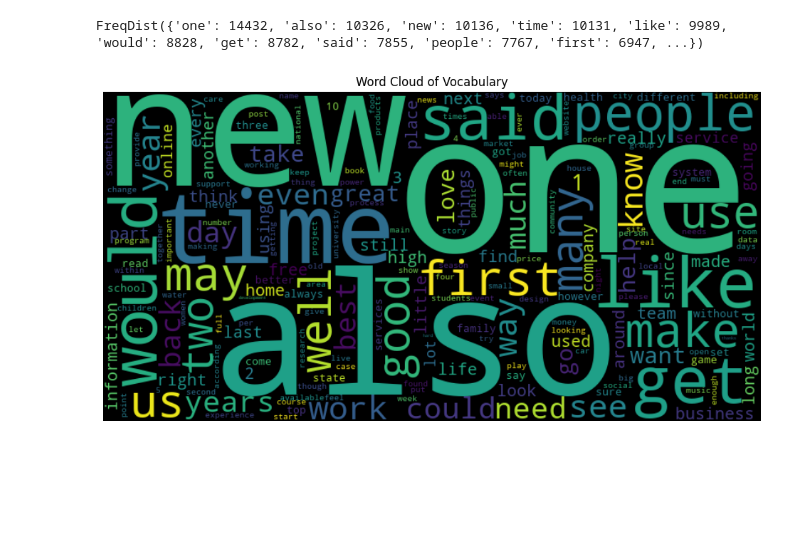
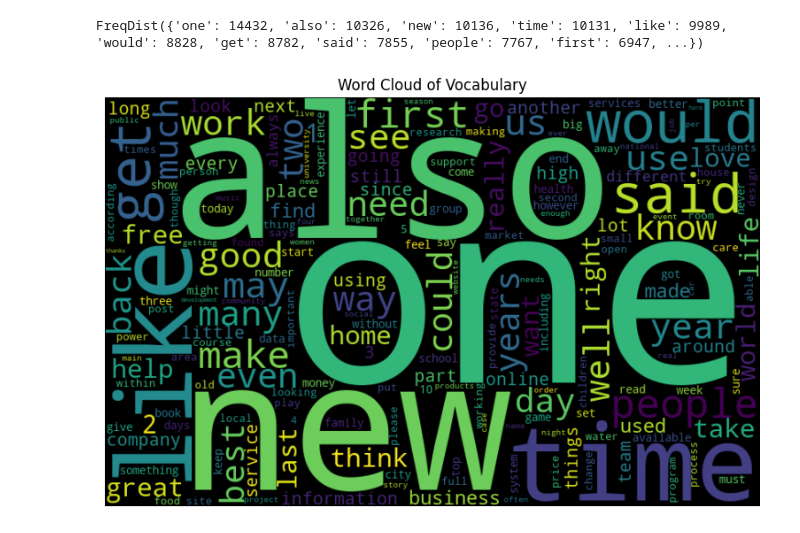
Before and after one commit to martinimarcello00/NLP-project, a Jupyter notebook: NLP-project.ipynb, the cells around one changed output. Drawn from its saved outputs; the diff is of its cells as text; code cells hidden in the pictures; blank space fills up the shorter version.

```diff
--- a/NLP-project.ipynb
+++ b/NLP-project.ipynb
@@ -148,11 +148,11 @@ FreqDist({'one': 14432, 'also': 10326, 'new': 10136, 'time': 10131, 'like': 9989
 # %%
 from wordcloud import WordCloud
 
-wordcloud = WordCloud(width=800, height=400).generate_from_frequencies(fdist)
+wordcloud = WordCloud(width=800, height=500).generate_from_frequencies(fdist)
 plt.figure(figsize=(12, 6))
 plt.imshow(wordcloud, interpolation='bilinear')
 plt.axis("off")
 plt.title("Word Cloud of Vocabulary")
 plt.show()
 # %% [output]
-[figure, old version]
+[figure, new version]
```
Also changed, not shown: parts of 7 cells of this notebook.
